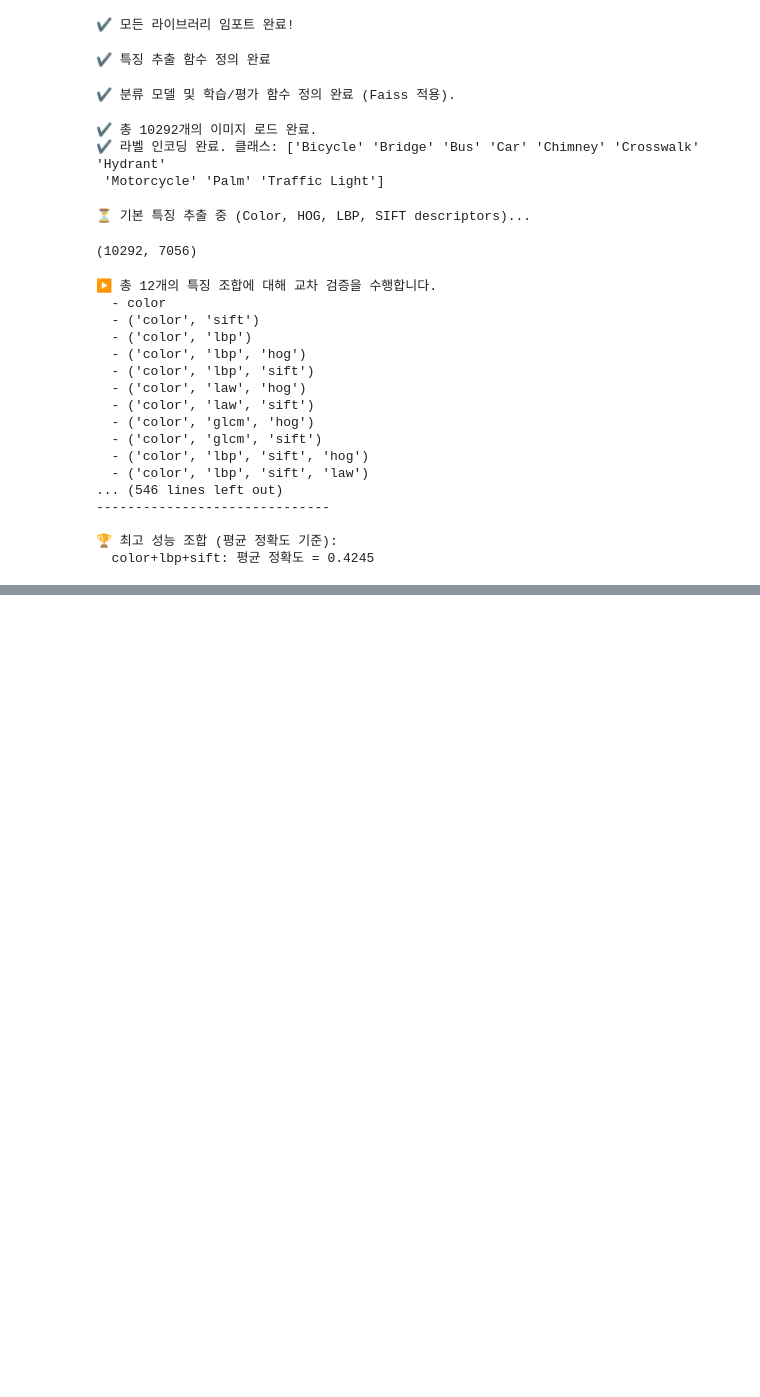
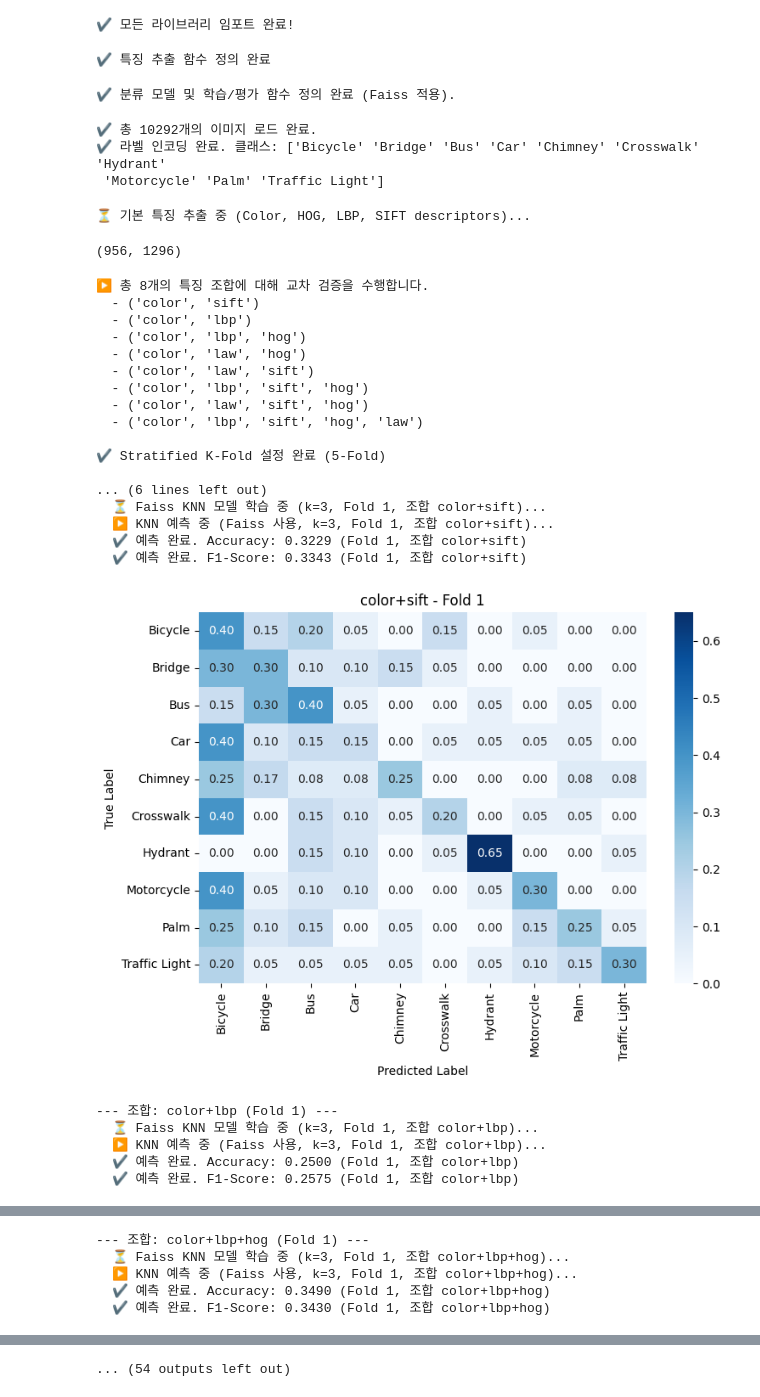
Before and after one commit to youngbin0417/vision_challenge, a Jupyter notebook: hw1v3.ipynb, the cells around one changed output, grey strips where cells are left out. Drawn from its saved outputs; the diff is of its cells as text; code cells hidden in the pictures; blank space fills up the shorter version.

```diff
--- a/hw1v3.ipynb
+++ b/hw1v3.ipynb
@@ -237,7 +238,7 @@ def extract_glcm_features(image):
         num_angles = len(angles)
         return np.zeros(num_props * num_distances * num_angles)
 
-def extract_hog_features(image, orientations=9, pixels_per_cell=(8, 8), cells_per_block=(2, 2)):
+def extract_hog_features(image, orientations=9, pixels_per_cell=(16, 16), cells_per_block=(2, 2)):
      # 1) 리사이즈
     img = cv2.resize(image, (120, 120), interpolation=cv2.INTER_AREA)
     # 2) 그레이스케일 변환
@@ -437,6 +438,18 @@ def test(model_tuple, X_test, y_test, average='weighted'):
     print(classification_report(y_test, y_pred, target_names=le.classes_))
     return y_pred
 print("✔ 분류 모델 및 학습/평가 함수 정의 완료 (Faiss 적용).")
+
+def plot_confusion_matrix(cm, class_names, title='Confusion Matrix', normalize=False):
+    if normalize:
+        cm = cm.astype('float') / cm.sum(axis=1, keepdims=True)
+    plt.figure(figsize=(8, 6))
+    sns.heatmap(cm, annot=True, fmt=".2f" if normalize else "d", cmap="Blues",
+                xticklabels=class_names, yticklabels=class_names)
+    plt.title(title)
+    plt.ylabel('True Label')
+    plt.xlabel('Predicted Label')
+    plt.tight_layout()
+    plt.show()
 # %% [output]
 ✔ 분류 모델 및 학습/평가 함수 정의 완료 (Faiss 적용).
 # %%
@@ -448,11 +461,17 @@ try:
 except FileNotFoundError as e:
     print(f"오류: {e}")
 
+
 # 2. 라벨 인코딩
 le = LabelEncoder()
 images_df['label_encoded'] = le.fit_transform(images_df['label'])
 print(f"✔ 라벨 인코딩 완료. 클래스: {le.classes_}")
 
+images_df = images_df.groupby('label_encoded').apply(
+    lambda g: g.sample(n=min(100, len(g)), random_state=42)
+).reset_index(drop=True)
+
+
 # 전체 이미지 데이터에 대해 전처리 수행
 #print("⏳ 전체 이미지 전처리 중...")
 #images_df['processed_image_data'] = [preprocess_image(img) for img in tqdm(images_df['image_data'], desc="이미지 전처리")]
@@ -476,6 +495,8 @@ hog_list = [
 ]
 features_hog_all = np.vstack(hog_list)  # shape = (n_images, hog_dim)
 print(features_hog_all.shape)
+pca = PCA(n_components=50, random_state=42)
+features_hog_all = pca.fit_transform(features_hog_all)
 # %% [output]
-(10292, 7056)
+(956, 1296)
 # %%
@@ -495,9 +516,9 @@ all_feature_combinations_tuples = []
 
 # 사용자가 요청한 특정 조합 추가 (필요시)
 user_requested_combinations = [
- ('color'), ('color', 'sift'), ('color', 'lbp'), ('color', 'lbp', 'hog'), ('color', 'lbp', 'sift'),
- ('color', 'law', 'hog'), ('color', 'law', 'sift'), ('color', 'glcm', 'hog'), ('color', 'glcm', 'sift'),
- ('color', 'lbp', 'sift', 'hog'),('color', 'lbp', 'sift', 'law'), ('color', 'glcm', 'sift', 'hog', 'law')
+ ('color', 'sift'), ('color', 'lbp'), ('color', 'lbp', 'hog'),
+ ('color', 'law', 'hog'), ('color', 'law', 'sift'),
+ ('color', 'lbp', 'sift', 'hog'),('color', 'law', 'sift', 'hog'), ('color', 'lbp', 'sift', 'hog', 'law')
 ]
 all_feature_combinations_tuples.extend(user_requested_combinations)
 # # 중복 제거
@@ -510,6 +531,7 @@ for combo in all_feature_combinations_tuples:
 
 # 결과를 저장할 딕셔너리
 results = {}
+confusion_matrices = {}
 
 X_indices = np.arange(len(images_df)) # StratifiedKFold에 사용할 인덱스
 y_labels = images_df['label_encoded'].values
@@ -524,7 +546,6 @@ num_bovw_clusters = 300 # BoVW 클러스터 수 (노트북의 get_features_for_s
 for fold, (train_idx, val_idx) in enumerate(skf.split(X_indices, y_labels)):
     print(f"\n=============== FOLD {fold+1}/5 ================")
     y_train_fold, y_val_fold = y_labels[train_idx], y_labels[val_idx]
-
     # 현재 폴드의 SIFT 디스크립터 (훈련 데이터용, 검증 데이터용)
     sift_descriptors_train_fold = [sift_descriptors_list_all[i] for i in train_idx]
     sift_descriptors_val_fold = [sift_descriptors_list_all[i] for i in val_idx]
@@ -552,9 +573,6 @@ for fold, (train_idx, val_idx) in enumerate(skf.split(X_indices, y_labels)):
         if 'lbp' in feature_combo_tuple:
             X_train_features_list.append(features_lbp_all[train_idx])
             X_val_features_list.append(features_lbp_all[val_idx])
-        if 'glcm' in feature_combo_tuple:
-            X_train_features_list.append(features_glcm_all[train_idx])
-            X_val_features_list.append(features_glcm_all[val_idx])
         if 'laws' in feature_combo_tuple:
             X_train_features_list.append(features_laws_all[train_idx])
             X_val_features_list.append(features_laws_all[val_idx])
@@ -623,9 +641,21 @@ for fold, (train_idx, val_idx) in enumerate(skf.split(X_indices, y_labels)):
             print(f"  ✔ 예측 완료. Accuracy: {acc:.4f} (Fold {fold+1}, 조합 {feature_combo_name})")
             print(f"  ✔ 예측 완료. F1-Score: {fsc:.4f} (Fold {fold+1}, 조합 {feature_combo_name})")
 
+            cm = confusion_matrix(y_val_fold, y_pred_fold)
+            if feature_combo_name not in confusion_matrices:
+                confusion_matrices[feature_combo_name] = {}
+            confusion_matrices[feature_combo_name][fold] = cm
+
             if feature_combo_name not in results:
                 results[feature_combo_name] = []
             results[feature_combo_name].append(acc)
+            # Confusion Matrix 시각화
+            plot_confusion_matrix(
+                cm,
+                class_names=['Bicycle','Bridge','Bus', 'Car', 'Chimney','Crosswalk','Hydrant','Motorcycle','Palm','Traffic Light'],
+                title=f'{feature_combo_name} - Fold {fold+1}',
+                normalize=True
+            )
         except Exception as e:
             print(f"  ❌ 오류 발생 (모델 학습/예측 중, Fold {fold+1}, 조합 {feature_combo_name}): {e}")
             if feature_combo_name not in results: # 오류 발생 시에도 키는 만들어 둠
@@ -638,40 +668,46 @@ print("\n\n=============== 최종 교차 검증 결과 ================")
 for combo_name, acc_list in results.items():
     valid_acc_list = [acc for acc in acc_list if not np.isnan(acc)]
     if valid_acc_list:
         mean_acc = np.mean(valid_acc_list)
         std_acc = np.std(valid_acc_list)
         print(f"특징 조합: {combo_name}")
         for i, acc_fold in enumerate(acc_list):
              print(f"  Fold {i+1} Accuracy: {acc_fold:.4f}" if not np.isnan(acc_fold) else f"  Fold {i+1} Accuracy: Error")
         print(f"  >> 평균 정확도: {mean_acc:.4f} (표준편차: {std_acc:.4f})")
     else:
         print(f"특징 조합: {combo_name} - 모든 폴드에서 오류 발생 또는 유효한 결과 없음.")
     print("-" * 30)
 
 # 가장 성능이 좋은 조합 찾기 (평균 정확도 기준)
 if results:
     sorted_results = sorted(results.items(), key=lambda item: np.nanmean(item[1]) if item[1] else -1, reverse=True)
     print("\n🏆 최고 성능 조합 (평균 정확도 기준):")
     if sorted_results and np.nanmean(sorted_results[0][1]):
          best_combo_name, best_acc_list = sorted_results[0]
          print(f"  {best_combo_name}: 평균 정확도 = {np.nanmean(best_acc_list):.4f}")
     else:
         print("  유효한 결과를 가진 조합이 없습니다.")
 # %% [output]
-▶ 총 12개의 특징 조합에 대해 교차 검증을 수행합니다.
-  - color
+▶ 총 8개의 특징 조합에 대해 교차 검증을 수행합니다.
   - ('color', 'sift')
   - ('color', 'lbp')
   - ('color', 'lbp', 'hog')
-  - ('color', 'lbp', 'sift')
   - ('color', 'law', 'hog')
   - ('color', 'law', 'sift')
-  - ('color', 'glcm', 'hog')
-  - ('color', 'glcm', 'sift')
   - ('color', 'lbp', 'sift', 'hog')
-  - ('color', 'lbp', 'sift', 'law')
-... (546 lines left out)
-------------------------------
+  - ('color', 'law', 'sift', 'hog')
+  - ('color', 'lbp', 'sift', 'hog', 'law')
 
-🏆 최고 성능 조합 (평균 정확도 기준):
-  color+lbp+sift: 평균 정확도 = 0.4245
+✔ Stratified K-Fold 설정 완료 (5-Fold)
+
+... (6 lines left out)
+  ⏳ Faiss KNN 모델 학습 중 (k=3, Fold 1, 조합 color+sift)...
+  ▶ KNN 예측 중 (Faiss 사용, k=3, Fold 1, 조합 color+sift)...
+  ✔ 예측 완료. Accuracy: 0.3229 (Fold 1, 조합 color+sift)
+  ✔ 예측 완료. F1-Score: 0.3343 (Fold 1, 조합 color+sift)
+[figure, added]
+--- 조합: color+lbp (Fold 1) ---
+  ⏳ Faiss KNN 모델 학습 중 (k=3, Fold 1, 조합 color+lbp)...
+  ▶ KNN 예측 중 (Faiss 사용, k=3, Fold 1, 조합 color+lbp)...
+  ✔ 예측 완료. Accuracy: 0.2500 (Fold 1, 조합 color+lbp)
+  ✔ 예측 완료. F1-Score: 0.2575 (Fold 1, 조합 color+lbp)
@@ -677,0 +715,5 @@ if results:
+--- 조합: color+lbp+hog (Fold 1) ---
+  ⏳ Faiss KNN 모델 학습 중 (k=3, Fold 1, 조합 color+lbp+hog)...
+  ▶ KNN 예측 중 (Faiss 사용, k=3, Fold 1, 조합 color+lbp+hog)...
+  ✔ 예측 완료. Accuracy: 0.3490 (Fold 1, 조합 color+lbp+hog)
+  ✔ 예측 완료. F1-Score: 0.3430 (Fold 1, 조합 color+lbp+hog)
@@ -677,0 +743 @@ if results:
+... (54 outputs left out)
```
Also changed, not shown: parts of 3 cells of this notebook, 2 other files.
